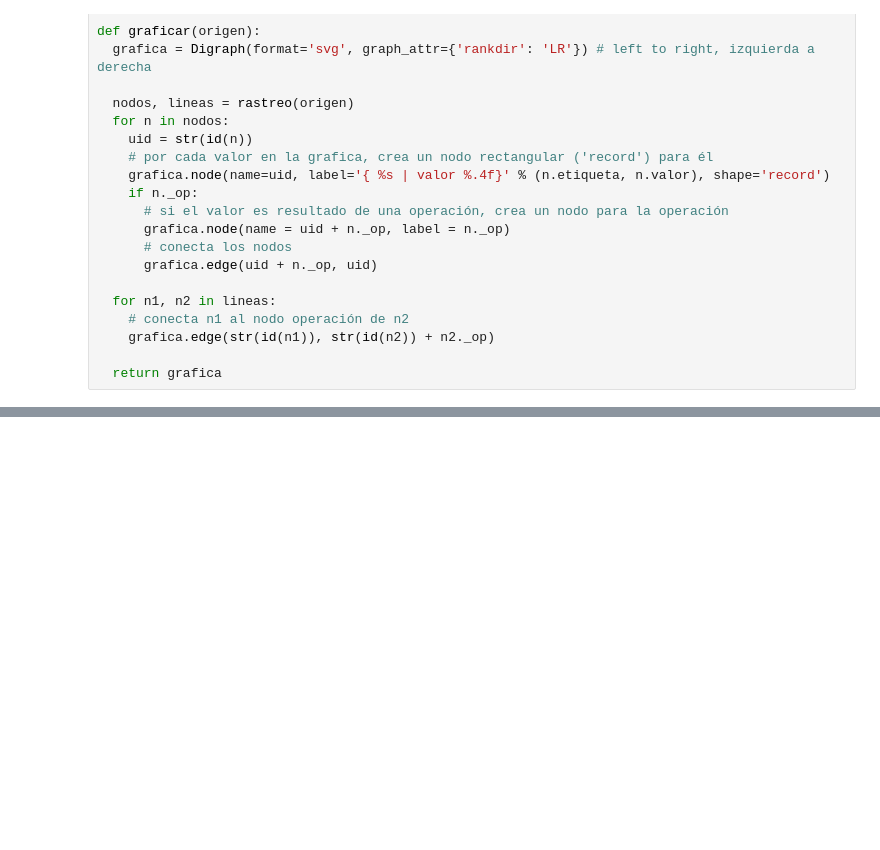
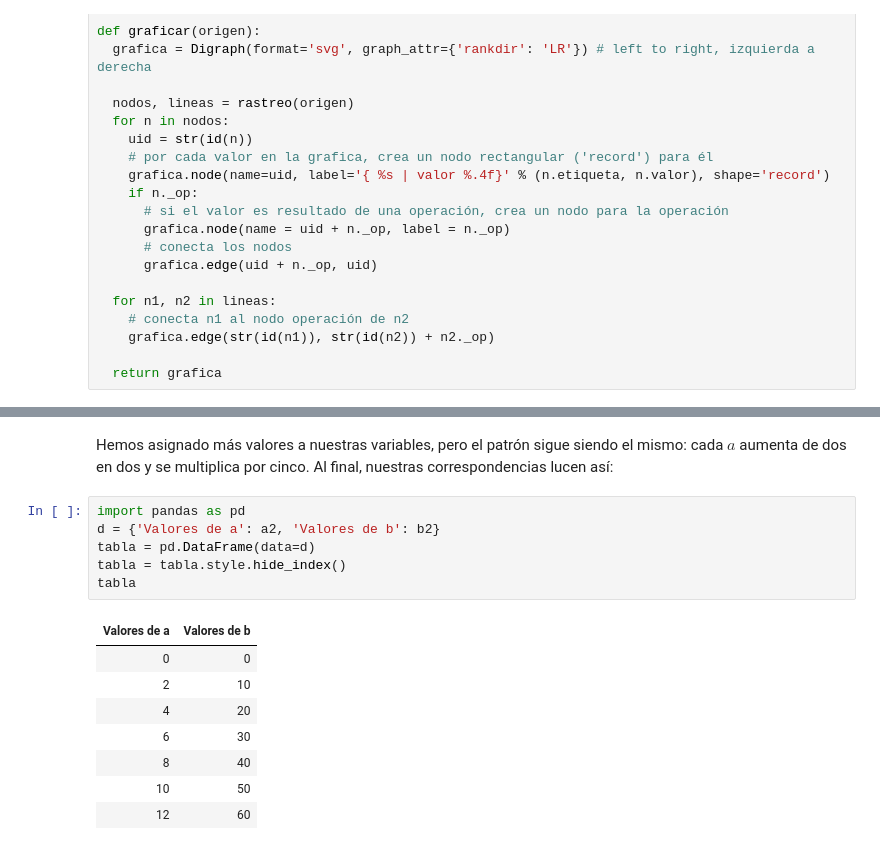
Before and after one commit to DanteNoguez/dantenoguez.github.io, a Jupyter notebook: ensayos/_build/jupyter_execute/redes.ipynb, the cells around one changed output, grey strips where cells are left out. Cells and saved outputs as stored; diff of their text form; blank space fills up the shorter version.

```diff
--- a/ensayos/_build/jupyter_execute/redes.ipynb
+++ b/ensayos/_build/jupyter_execute/redes.ipynb
@@ -135,0 +134,17 @@ Hemos conseguido disminuir el valor de $e$, pero nuestro método no parece efici
+# %% [markdown]
+Hemos asignado más valores a nuestras variables, pero el patrón sigue siendo el mismo: cada $a$ aumenta de dos en dos y se multiplica por cinco. Al final, nuestras correspondencias lucen así:
+# %%
+import pandas as pd
+d = {'Valores de a': a2, 'Valores de b': b2}
+tabla = pd.DataFrame(data=d)
+tabla = tabla.style.hide_index()
+tabla
+# %% [output]
+| Valores de a | Valores de b |
+| 0 | 0 |
+| 2 | 10 |
+| 4 | 20 |
+| 6 | 30 |
+| 8 | 40 |
+| 10 | 50 |
+| 12 | 60 |
```
Also changed, not shown: parts of 21 cells of this notebook, 14 other files.
